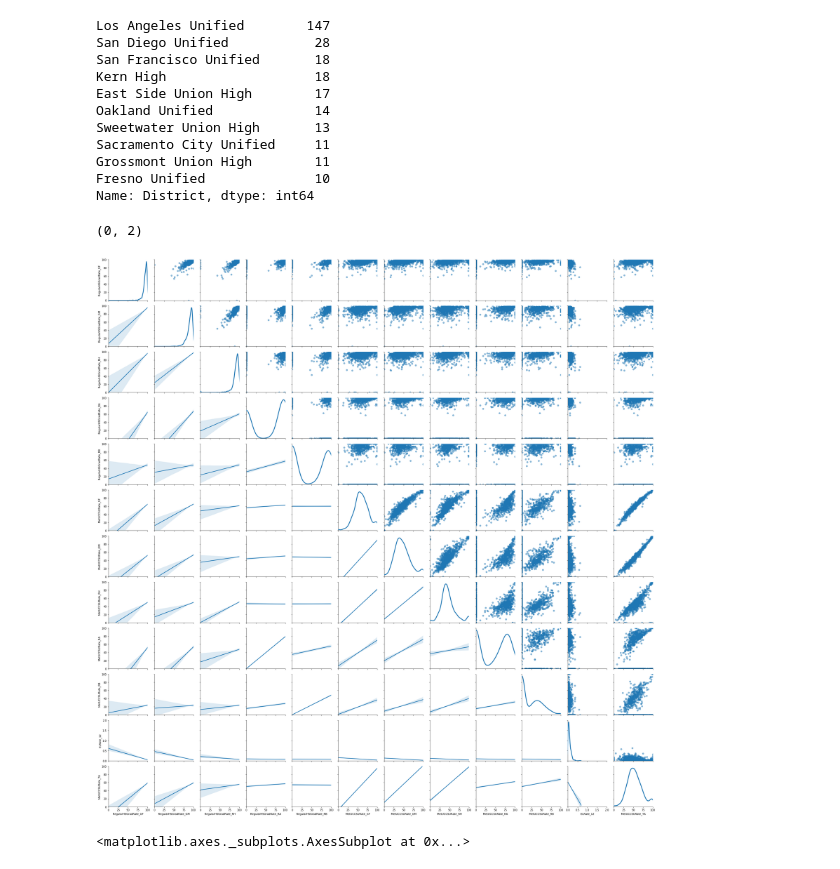
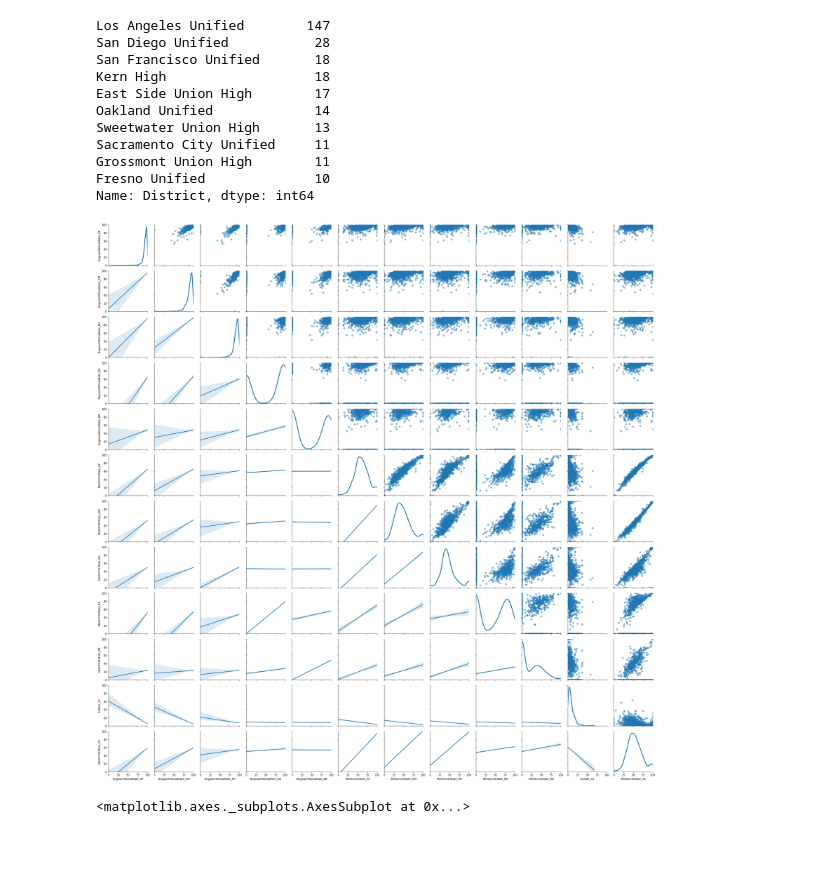
Before and after one commit to jordanplanders/Thinkful, a Jupyter notebook: Bootcamp/Unit 2/CA_edu_features.ipynb, the cells around one changed output. Drawn from its saved outputs; the diff is of its cells as text; code cells hidden in the pictures.

```diff
--- a/Bootcamp/Unit 2/CA_edu_features.ipynb
+++ b/Bootcamp/Unit 2/CA_edu_features.ipynb
@@ -231,5 +231,6 @@ HS2['Total_EL'] = [sum([HS2[HS2.index ==ind][col][0] if 'ALL_' in col else 0 for
 HS2['Total_EL_9'] = [sum([HS2[HS2.index ==ind][col][0] if 'GR_9_' in col else 0 for col in HS2.columns]) for ind in HS2.index]
 HS2['Total_EL_12'] = [sum([HS2[HS2.index ==ind][col][0] if 'GR_12_' in col else 0 for col in HS2.columns]) for ind in HS2.index]
 # %%
-HS2['ELRate_12'] = HS2['Total_EL_12']/HS2['CohortStudents_All']
+# create a variable describng the percentage of each senior class classified as n E.L.
+HS2['ELRate_12'] = HS2['Total_EL_12']/HS2['CohortStudents_All']*100
 HS2['ELRate_12'] = HS2['ELRate_12'].dropna()
@@ -341,18 +324,17 @@ HS_groups = ['CohortStudentsRate_GF', 'CohortStudentsRate_GM','CohortStudentsRat
 # %%
 g = sns.PairGrid(HS_sub[HS_numeric].dropna(), diag_sharey = False)
 g.map_upper(plt.scatter, alpha = .5)
 g.map_lower(sns.regplot, scatter_kws= dict(alpha = 0))
 g.map_diag(sns.kdeplot, lw = 3)
 
 for ik in range(len(HS_numeric)):
     g.axes[ik,0].set_ylim(0,100)
     g.axes[0,ik].set_xlim(0,100)
 
-g.axes[ik-1, 0].set_ylim(0, 2)
-g.axes[0, ik-1].set_xlim(0, 2)
+# g.axes[ik-1, 0].set_ylim(0, 2)
+# g.axes[0, ik-1].set_xlim(0, 2)
 # %% [output]
-(0, 2)
-[figure, old version]
+[figure, new version]
 # %%
 corrmat = HS_sub[HS_numeric].dropna().corr()
 
```
Also changed, not shown: parts of 10 cells of this notebook.
